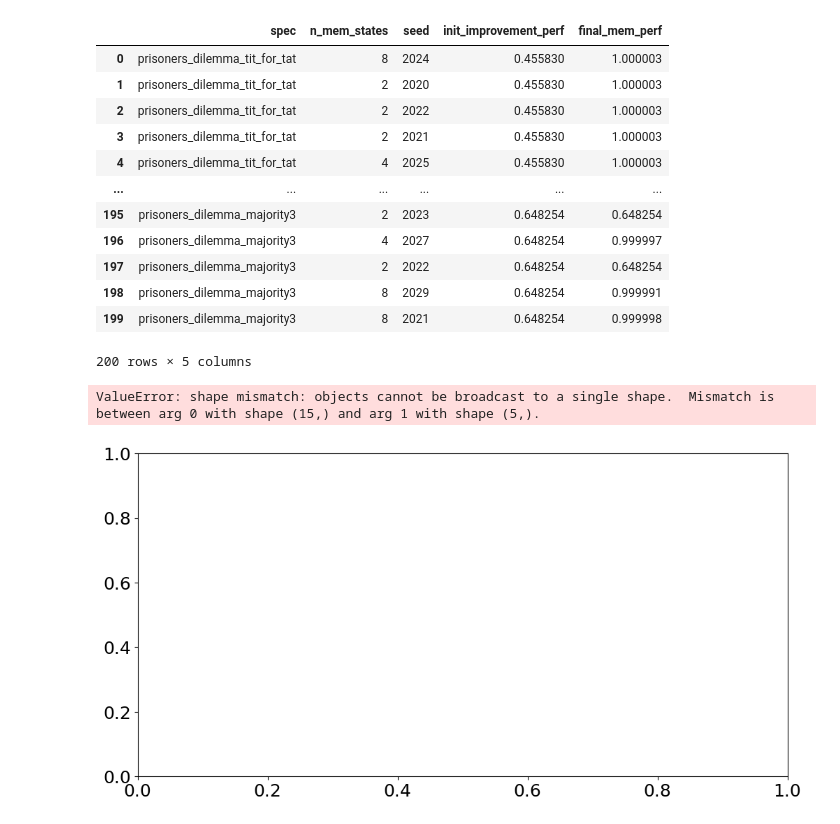
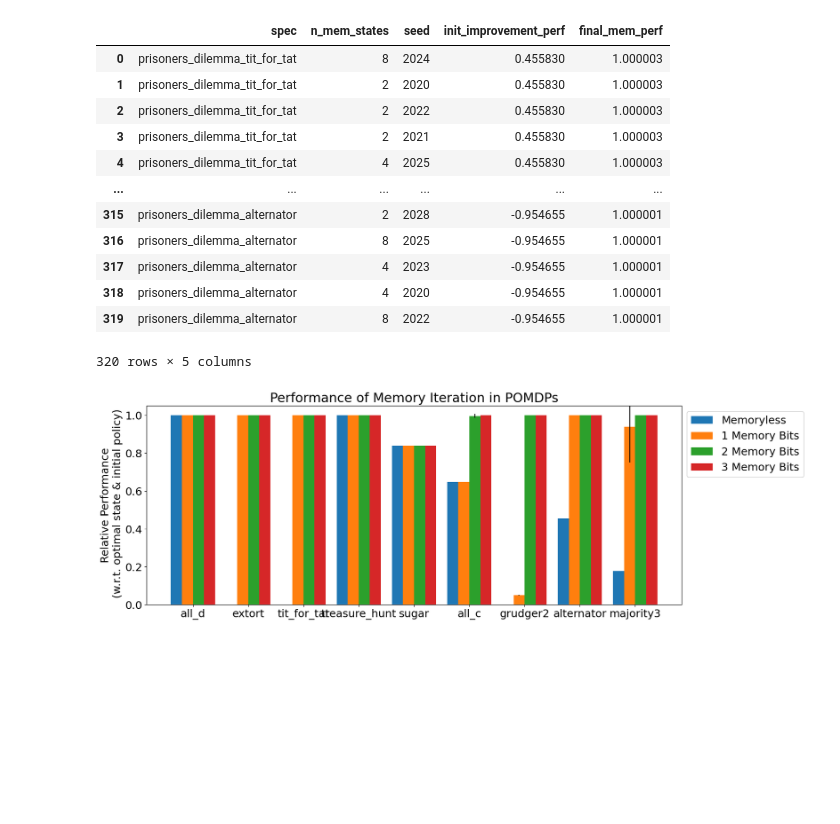
Before and after one commit to taodav/grl, a Jupyter notebook: scripts/plotting/mi_performance.ipynb, the cells around one changed output. Cells and saved outputs as stored; diff of their text form; code cells hidden in the pictures; blank space fills up the shorter version.

```diff
--- a/scripts/plotting/mi_performance.ipynb
+++ b/scripts/plotting/mi_performance.ipynb
@@ -37,8 +37,7 @@ compare_to = 'state'
 # ]
 
 game_name = 'prisoners_dilemma'
-leader_policies = ['tit_for_tat', 'extort', 'grudger2', 'majority3',
-                   'treasure_hunt', 'all_d', 'all_c', 'sugar', 'alternator']
+leader_policies = ['all_d', 'extort', 'tit_for_tat', 'treasure_hunt', 'sugar', 'all_c', 'grudger2', 'alternator', 'majority3']
 
 spec_plot_order = []
 prisoners_spec_map = {}
@@ -136,22 +135,22 @@ normalized_df['init_improvement_perf'] = (normalized_df['init_improvement_perf']
 normalized_df['final_mem_perf'] = (normalized_df['final_mem_perf'] - merged_df['init_policy_perf']) / (merged_df['compare_perf'] - merged_df['init_policy_perf'])
 del normalized_df['init_policy_perf']
 del normalized_df['compare_perf']
-# %%
-normalized_df
-# %% [output]
-|  | spec | n_mem_states | seed | init_improvement_perf | final_mem_perf |
-| 0 | prisoners_dilemma_tit_for_tat | 8 | 2024 | 0.455830 | 1.000003 |
-| 1 | prisoners_dilemma_tit_for_tat | 2 | 2020 | 0.455830 | 1.000003 |
-| 2 | prisoners_dilemma_tit_for_tat | 2 | 2022 | 0.455830 | 1.000003 |
-| 3 | prisoners_dilemma_tit_for_tat | 2 | 2021 | 0.455830 | 1.000003 |
-| 4 | prisoners_dilemma_tit_for_tat | 4 | 2025 | 0.455830 | 1.000003 |
-| ... | ... | ... | ... | ... | ... |
-| 195 | prisoners_dilemma_majority3 | 2 | 2023 | 0.648254 | 0.648254 |
-| 196 | prisoners_dilemma_majority3 | 4 | 2027 | 0.648254 | 0.999997 |
-| 197 | prisoners_dilemma_majority3 | 2 | 2022 | 0.648254 | 0.648254 |
-| 198 | prisoners_dilemma_majority3 | 8 | 2029 | 0.648254 | 0.999991 |
-| 199 | prisoners_dilemma_majority3 | 8 | 2021 | 0.648254 | 0.999998 |
-200 rows × 5 columns
+# %%
+normalized_df
+# %% [output]
+|  | spec | n_mem_states | seed | init_improvement_perf | final_mem_perf |
+| 0 | prisoners_dilemma_tit_for_tat | 8 | 2024 | 0.455830 | 1.000003 |
+| 1 | prisoners_dilemma_tit_for_tat | 2 | 2020 | 0.455830 | 1.000003 |
+| 2 | prisoners_dilemma_tit_for_tat | 2 | 2022 | 0.455830 | 1.000003 |
+| 3 | prisoners_dilemma_tit_for_tat | 2 | 2021 | 0.455830 | 1.000003 |
+| 4 | prisoners_dilemma_tit_for_tat | 4 | 2025 | 0.455830 | 1.000003 |
+| ... | ... | ... | ... | ... | ... |
+| 315 | prisoners_dilemma_alternator | 2 | 2028 | -0.954655 | 1.000001 |
+| 316 | prisoners_dilemma_alternator | 8 | 2025 | -0.954655 | 1.000001 |
+| 317 | prisoners_dilemma_alternator | 4 | 2023 | -0.954655 | 1.000001 |
+| 318 | prisoners_dilemma_alternator | 4 | 2020 | -0.954655 | 1.000001 |
+| 319 | prisoners_dilemma_alternator | 8 | 2022 | -0.954655 | 1.000001 |
+320 rows × 5 columns
 # %%
 def maybe_spec_map(id: str):
     spec_map = {
@@ -163,48 +162,56 @@ def maybe_spec_map(id: str):
         'tmaze_5_two_thirds_up': 'tmaze',
         'tiger-alt-start': 'tiger'
     }
 
     spec_map |= prisoners_spec_map
 
     if id not in spec_map:
         return id
     return spec_map[id]
-
 groups = normalized_df.groupby(split_by, as_index=False)
 means = groups.mean()
 std_errs = groups.std()
 num_n_mem = list(sorted(normalized_df['n_mem_states'].unique()))
 
 group_width = 1
 bar_width = group_width / (len(num_n_mem) + 2)
-fig, ax = plt.subplots(figsize=(12, 6))
+fig, ax = plt.subplots(figsize=(16, 6))
 
-x = np.arange(len(means))
-xlabels = [maybe_spec_map(l) for l in list(means['spec'])]
+specs = means[means['n_mem_states'] == num_n_mem[0]]['spec']
+# spec_order_mapping = [spec_plot_order.index(s) for s in specs]
+spec_order_mapping = np.arange(len(specs), dtype=int)
 
-ax.bar(x + bar_width,
-       means[means['n_mem_states'] == num_n_mem[0]]['init_improvement_perf'],
+xlabels = [maybe_spec_map(l) for l in spec_plot_order]
+x = np.arange(len(specs))
+
+init_improvement_perf_mean = np.array(means[means['n_mem_states'] == num_n_mem[0]]['init_improvement_perf'])
+init_improvement_perf_std = np.array(std_errs[std_errs['n_mem_states'] == num_n_mem[0]]['init_improvement_perf'])
+
+ax.bar(x + (0 + 1) * bar_width,
+       init_improvement_perf_mean,
        bar_width,
-       yerr=std_errs[std_errs['n_mem_states'] == num_n_mem[0]]['init_improvement_perf'],
+       yerr=init_improvement_perf_std,
        label='Memoryless')
 
-# for i, n_mem_states in enumerate(num_n_mem):
-#     ax.bar(x + (i + 2) * bar_width,
-#            means[means['n_mem_states'] == n_mem_states]['final_mem_perf'],
-#            bar_width,
-#            yerr=std_errs[std_errs['n_mem_states'] == n_mem_states]['final_mem_perf'],
-#            label=f"{int(np.log2(n_mem_states))} Memory Bits")
-ax.set_ylim([0, 1])
+for i, n_mem_states in enumerate(num_n_mem):
+    curr_mem_mean = np.array(means[means['n_mem_states'] == n_mem_states]['final_mem_perf'])
+    curr_mem_std = np.array(std_errs[std_errs['n_mem_states'] == n_mem_states]['final_mem_perf'])
+    ax.bar(x + (i + 2) * bar_width,
+           curr_mem_mean,
+           bar_width,
+           yerr=curr_mem_std,
+           label=f"{int(np.log2(n_mem_states))} Memory Bits")
+
+ax.set_ylim([0, 1.05])
 ax.set_ylabel(f'Relative Performance\n (w.r.t. optimal {compare_to} & initial policy)')
 ax.set_xticks(x + group_width / 2)
 ax.set_xticklabels(xlabels)
-ax.legend(bbox_to_anchor=(0.7, 0.6), framealpha=0.95)
+ax.legend(bbox_to_anchor=(1., 1.), framealpha=0.95)
 ax.set_title("Performance of Memory Iteration in POMDPs")
 
 downloads = Path().home() / 'Downloads'
 fig_path = downloads / f"{results_dir.stem}.pdf"
 fig.savefig(fig_path)
 # %% [output]
-ValueError: shape mismatch: objects cannot be broadcast to a single shape.  Mismatch is between arg 0 with shape (15,) and arg 1 with shape (5,).
-[figure, old version]
+[figure, new version]
 # %%
```
Also changed, not shown: parts of 3 cells of this notebook.
